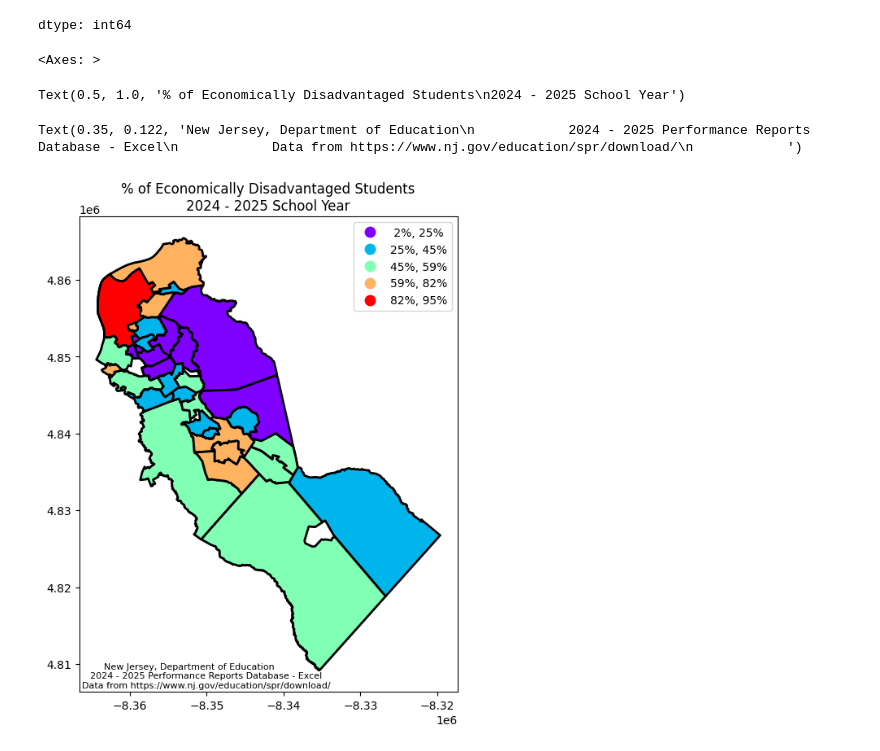
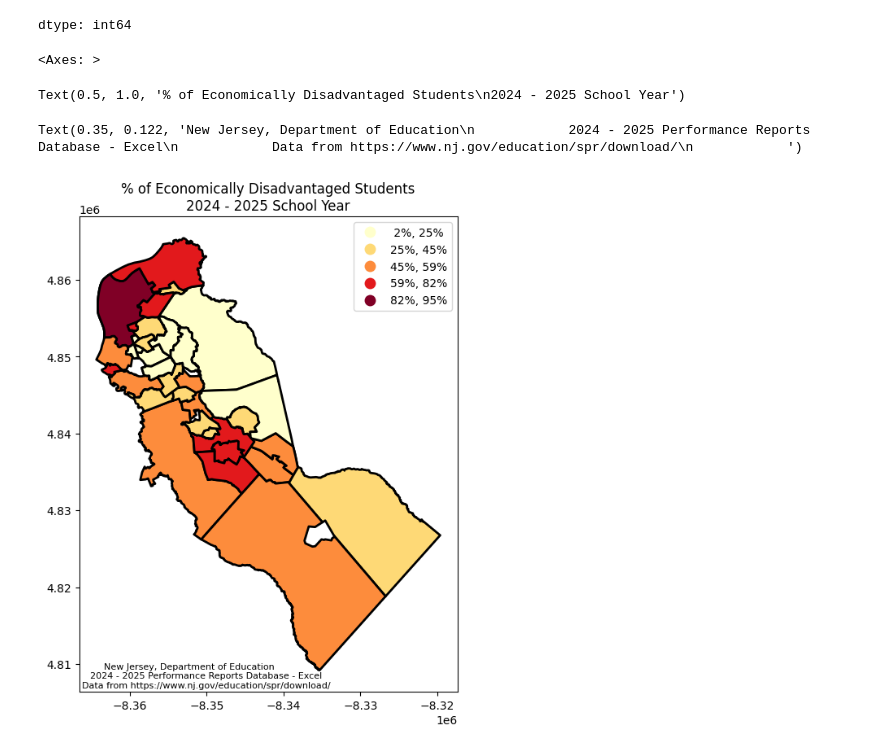
Before and after one commit to MhiyaJ/My-GIS-Stuff, a Jupyter notebook: ***Municipality Merge (ps01).ipynb, the cells around one changed output. Saved outputs shown, nothing was run; the diff lists cells and outputs as text; code cells hidden in the pictures.

```diff
--- a/***Municipality Merge (ps01).ipynb
+++ b/***Municipality Merge (ps01).ipynb
@@ -181,23 +181,23 @@ dtype: int64
 # %%
 fig, ax = plt.subplots(figsize=(6,8))
 
 # Convert the 'Economically Disadvantaged Students' column to numeric, handling NaN values
 a1['Economically Disadvantaged Students'] = a1['Economically Disadvantaged Students'].apply(lambda x: float(x.replace('%', '')) if isinstance(x, str) else x)
 
-a1.plot(ax=ax,figsize=(6,8),column='Economically Disadvantaged Students',legend=True,cmap='rainbow',
+a1.plot(ax=ax,figsize=(6,8),column='Economically Disadvantaged Students',legend=True,cmap='YlOrRd',
           scheme='natural_breaks',k=5, edgecolor='black',linewidth=2,legend_kwds= {"fmt": "{:.0f}%"})
 ax.set_title('''% of Economically Disadvantaged Students
 2024 - 2025 School Year''')
 #ax.annotate('Note added to chart with minimum parameters', xy = (200000, 1000))
 plt.figtext(0.35, 0.122,
             '''New Jersey, Department of Education
             2024 - 2025 Performance Reports Database - Excel
             Data from https://www.nj.gov/education/spr/download/
             ''',
             ha="center", fontsize=8, #bbox={"facecolor":"white", "alpha":0.5, "pad":5}
             )
 # %% [output]
 <Axes: >
 Text(0.5, 1.0, '% of Economically Disadvantaged Students\n2024 - 2025 School Year')
 Text(0.35, 0.122, 'New Jersey, Department of Education\n            2024 - 2025 Performance Reports Database - Excel\n            Data from https://www.nj.gov/education/spr/download/\n            ')
-[figure, old version]
+[figure, new version]
```
